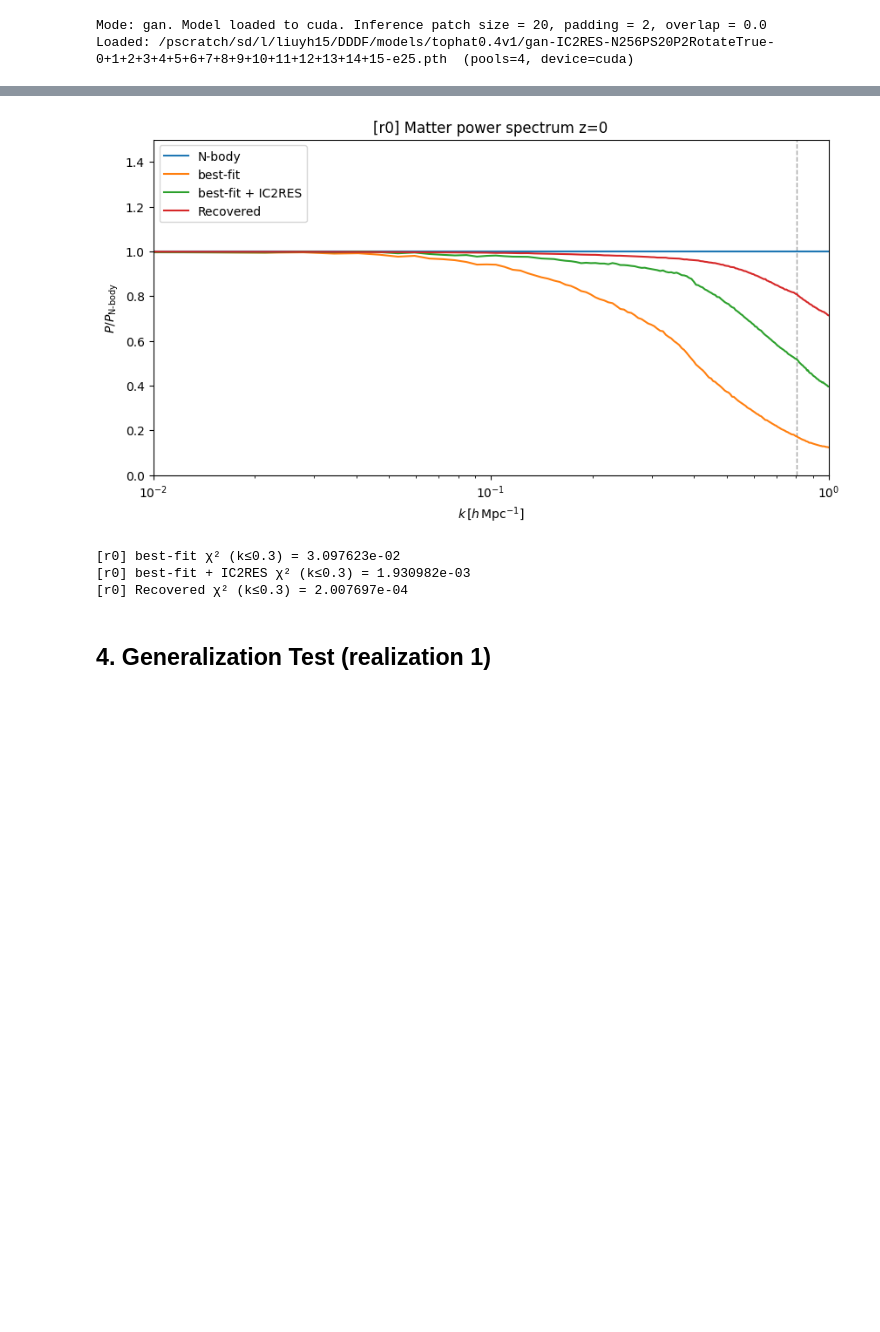
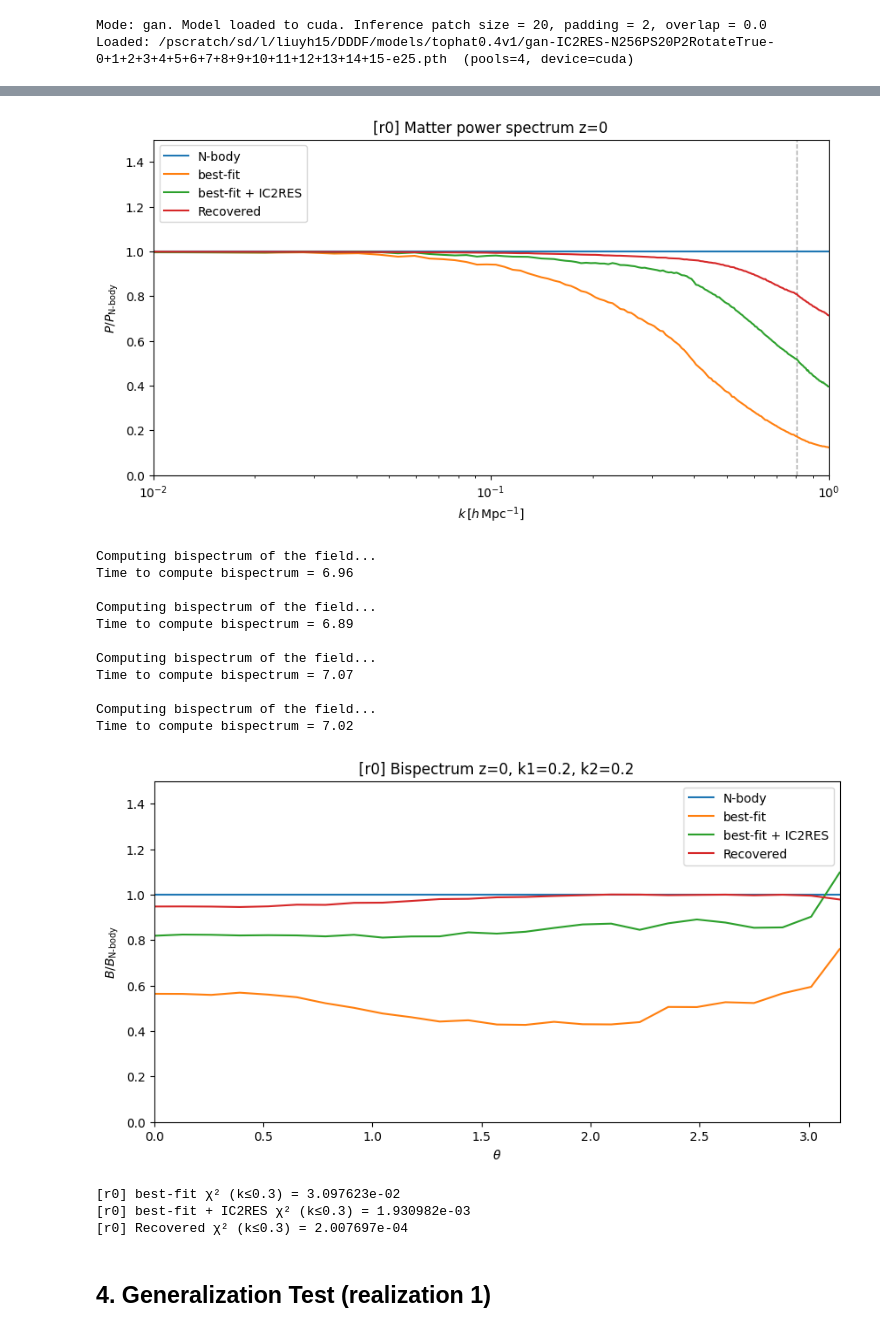
Before and after one commit to davidliuyh/DDDF, a Jupyter notebook: src/ic2residual.ipynb, the cells around one changed output, grey strips where cells are left out. Drawn from its saved outputs; the diff is of its cells as text; code cells hidden in the pictures; blank space fills up the shorter version.

```diff
--- a/src/ic2residual.ipynb
+++ b/src/ic2residual.ipynb
@@ -67,7 +68,7 @@ N_p=256, boxsize=1000.0, filter=tophat0.4v1
 # %%
 # ── Section settings ──────────────────────────────────────────────
 realization = 0
-coef_file   = cfg.best_fit_avg_coef_path(filter_dir, cfg.L, N_p)  # None → refit from scratch
+coef_file   = cfg.best_fit_avg_coef_path(data_dir, cfg.L, N_p)  # None -> refit from scratch
 overwrite   = False
 # ──────────────────────────────────────────────────────────────────
 
@@ -81,16 +82,11 @@ snapshot_info = load_snapshot_pair(
 init_delta     = snapshot_info[0]['delta']
 target_psi_div = compute_target_psi_div(dl, snapshot_info, N_p, boxsize, veck_main)
 
-# psi_div_1  = dl.div_psi_1(init_delta)
-# psi_div_2  = dl.div_psi_2(init_delta, veck_main)
-# ZA_disp    = dl.disp_from_psi_div(psi_div_1, veck_main, N_p)
-# LPT2_disp  = dl.disp_from_psi_div(psi_div_1 + psi_div_2, veck_main, N_p)
-
 best_fit_psi_div, best_fit_delta, target_delta = compute_best_fit(
     dl, init_delta, target_psi_div,
     snapshot_info[0]['pos'], snapshot_info[1]['delta'],
     veck_main, N_p, boxsize, MAS,
-    realization, filter_dir, L,
+    realization, data_dir, L,
     coef_file=coef_file,
     overwrite=overwrite,
 )
@@ -110,10 +106,10 @@ rotate     = cfg.rotate
 
 # ── Section settings ──────────────────────────────────────────────
 train_realizations = cfg.train_realizations   # e.g. list(range(16)); edit in config.py
-coef_file   = cfg.best_fit_avg_coef_path(filter_dir, cfg.L, N_p)  # None → refit from scratch
+coef_file   = cfg.best_fit_avg_coef_path(data_dir, cfg.L, N_p)  # None -> refit from scratch
 # ──────────────────────────────────────────────────────────────────
 
-train_path = cfg.training_data_path(train_realizations, patch_size, padding, overlap, rotate, N_p, filter_dir)
+train_path = cfg.training_data_path(train_realizations, patch_size, padding, overlap, rotate, N_p, data_dir=data_dir)
 
 if os.path.exists(train_path):
     cached = np.load(train_path)
@@ -126,7 +122,7 @@ else:
     all_target_patches = []
 
     for r in train_realizations:
-        train_path_r = cfg.training_data_path(r, patch_size, padding, overlap, rotate, N_p, filter_dir)
+        train_path_r = cfg.training_data_path(r, patch_size, padding, overlap, rotate, N_p, data_dir=data_dir)
         if os.path.exists(train_path_r):
             cached = np.load(train_path_r)
             inp_r = cached['input_patches']
@@ -144,7 +140,7 @@ else:
                 dl, snap_info_r[0]['delta'], tgt_psi_div_r,
                 snap_info_r[0]['pos'], snap_info_r[1]['delta'],
                 veck_main, N_p, boxsize, MAS,
-                r, filter_dir, L,
+                r, data_dir, L,
                 coef_file=coef_file,
                 overwrite=False,
             )
@@ -253,11 +249,11 @@ if infer_checkpoint is None:
     if cfg.train_mode == 'gan':
         _auto_model = cfg.gan_model_name(infer_train_realizations,
                                          cfg.patch_size, cfg.padding,
-                                         cfg.rotate, N_p, filter_dir)
+                                         cfg.rotate, N_p, model_dir=model_dir)
     else:
         _auto_model = cfg.unet_model_name(infer_train_realizations,
                                           cfg.patch_size, cfg.padding,
-                                          cfg.rotate, N_p, filter_dir)
+                                          cfg.rotate, N_p, model_dir=model_dir)
     checkpoint_path = f'{_auto_model}-e{infer_epochs}.pth'
 else:
     checkpoint_path = infer_checkpoint
@@ -327,18 +323,18 @@ for pk, lab in zip(Pks, labels):
     ax.plot(Pks[0].k3D, pk.Pk[:, 0] / Pks[0].Pk[:, 0], label=lab)
 ax.legend(); plt.title(f'[r{realization}] Matter power spectrum z=0'); plt.show()
 
-# # Bispectrum
-# k1, k2 = 0.2, 0.2
-# theta   = np.linspace(0, np.pi, 25)
-# Bks = [PKL.Bk(d, boxsize, k1, k2, theta, MAS=MAS, threads=8) for d in deltas]
+# Bispectrum
+k1, k2 = 0.2, 0.2
+theta   = np.linspace(0, np.pi, 25)
+Bks = [PKL.Bk(d, boxsize, k1, k2, theta, MAS=MAS, threads=8) for d in deltas]
 
-# fig, ax = plt.subplots(figsize=(10, 5))
-# ax.set_xlabel(r'$\theta$'); ax.set_ylabel(r'$B/B_{\rm N\text{-}body}$')
-# ax.set_xlim(0, np.pi); ax.set_ylim(0, 1.5)
-# ax.set_title(f'[r{realization}] Bispectrum z=0, k1={k1}, k2={k2}')
-# for bk, lab in zip(Bks, labels):
-#     ax.plot(theta, bk.B / Bks[0].B, label=lab)
-# ax.legend(); plt.show()
+fig, ax = plt.subplots(figsize=(10, 5))
+ax.set_xlabel(r'$\theta$'); ax.set_ylabel(r'$B/B_{\rm N\text{-}body}$')
+ax.set_xlim(0, np.pi); ax.set_ylim(0, 1.5)
+ax.set_title(f'[r{realization}] Bispectrum z=0, k1={k1}, k2={k2}')
+for bk, lab in zip(Bks, labels):
+    ax.plot(theta, bk.B / Bks[0].B, label=lab)
+ax.legend(); plt.show()
 
 # χ² vs N-body (k ≤ 0.3)
 mask_k = Pks[0].k3D <= 0.3
@@ -350,10 +346,22 @@ apply_unet done: step=20, elapsed=6.3s
 Assigning displacements to particles using CIC...
 Assigning displacements to particles using CIC...
 [figure]
 [figure]
-[r0] best-fit χ² (k≤0.3) = 3.097623e-02
-[r0] best-fit + IC2RES χ² (k≤0.3) = 1.930982e-03
-[r0] Recovered χ² (k≤0.3) = 2.007697e-04
+Computing bispectrum of the field...
+Time to compute bispectrum = 6.96
+
+Computing bispectrum of the field...
+Time to compute bispectrum = 6.89
+
+Computing bispectrum of the field...
+Time to compute bispectrum = 7.07
+
+Computing bispectrum of the field...
+Time to compute bispectrum = 7.02
+[figure, added]
+[r0] best-fit χ² (k≤0.3) = 3.097623e-02
+[r0] best-fit + IC2RES χ² (k≤0.3) = 1.930982e-03
+[r0] Recovered χ² (k≤0.3) = 2.007697e-04
 # %% [markdown]
 ## 4. Generalization Test (realization 1)
 # %%
```
Also changed, not shown: parts of 6 cells of this notebook, 3 other files.
